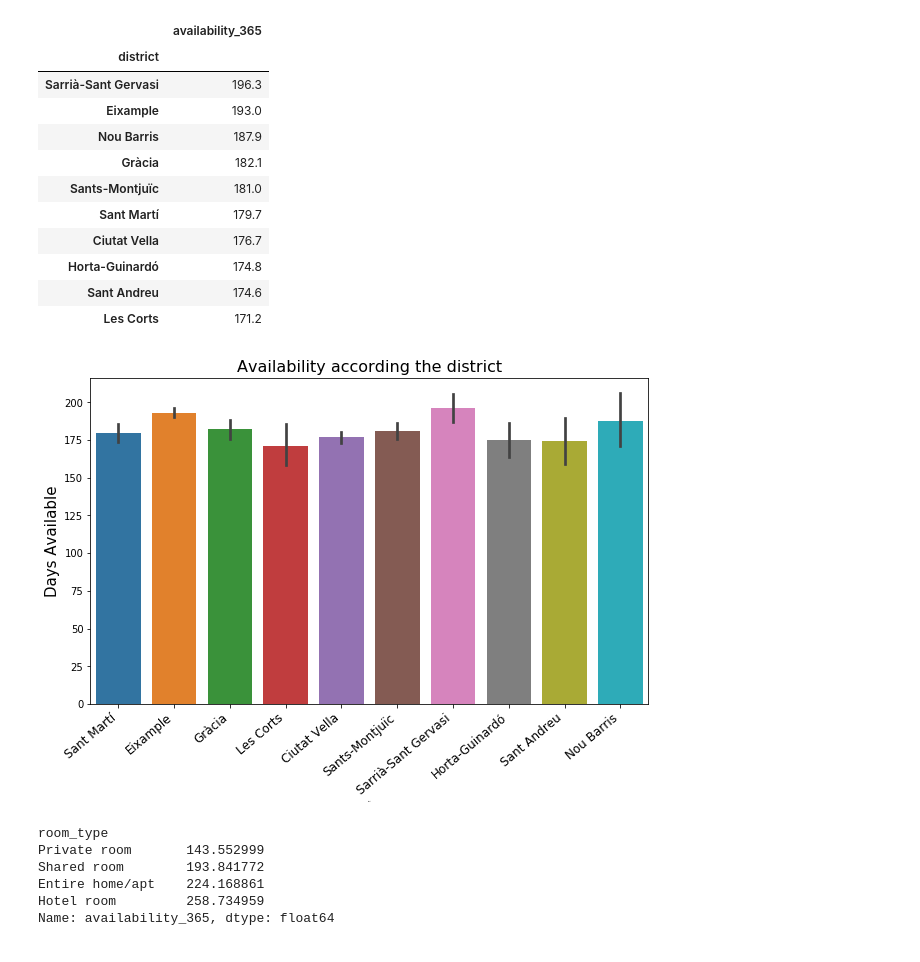
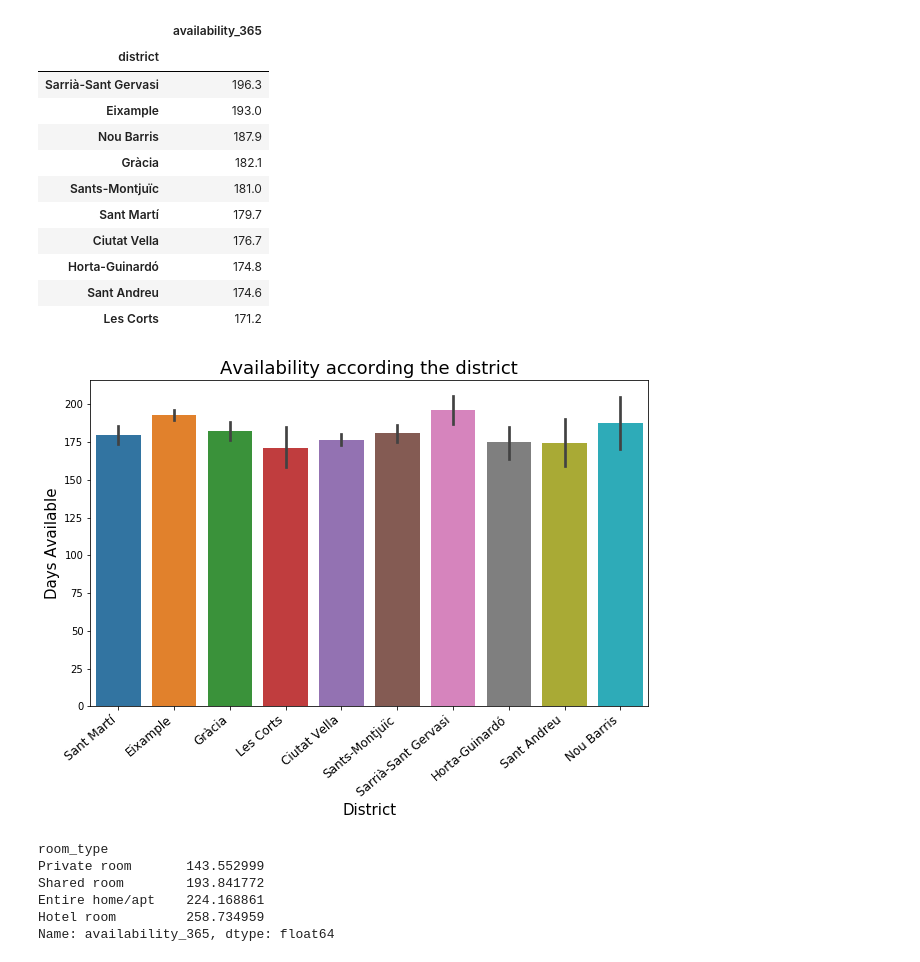
Before and after one commit to TBSantana/Barcelona_AirBnb_Data_Analysis, a Jupyter notebook: AirBnb_Barcelona_2019_Analisys.ipynb, the cells around one changed output. Saved outputs shown, nothing was run; the diff lists cells and outputs as text; code cells hidden in the pictures.

```diff
--- a/AirBnb_Barcelona_2019_Analisys.ipynb
+++ b/AirBnb_Barcelona_2019_Analisys.ipynb
@@ -419,20 +428,11 @@ df_price_room_type
 | Horta-Guinardó | 174.8 |
 | Sant Andreu | 174.6 |
 | Les Corts | 171.2 |
-# %%
-#Show availability in days according district
-plt.figure(figsize = (10, 6))
-ax = sns.barplot(df.district, df.availability_365)
-plt.title('Availability according the district', fontsize=16)
-
-#set the axes
-ax.set_xlabel('District', weight='normal', size=1)
-ax.set_ylabel('Days Available', weight='normal', size=15)
-ax.set_xticklabels(ax.get_xticklabels(), rotation=40, ha="right", size = 12)
-
-plt.show()
-# %% [output]
-[figure, removed]
+# %%
+#Show availability in days according district
+show_barplot(df.district, df.availability_365, 'District', 'Days Available', 'Availability according the district')
+# %% [output]
+[figure, added]
 # %%
 #Relation beetwen minimum_nights stand and type room
 df_price_room_type = df.groupby(['room_type']).mean()['availability_365'].sort_values()
```
Also changed, not shown: parts of 4 cells of this notebook, 1 other file.
